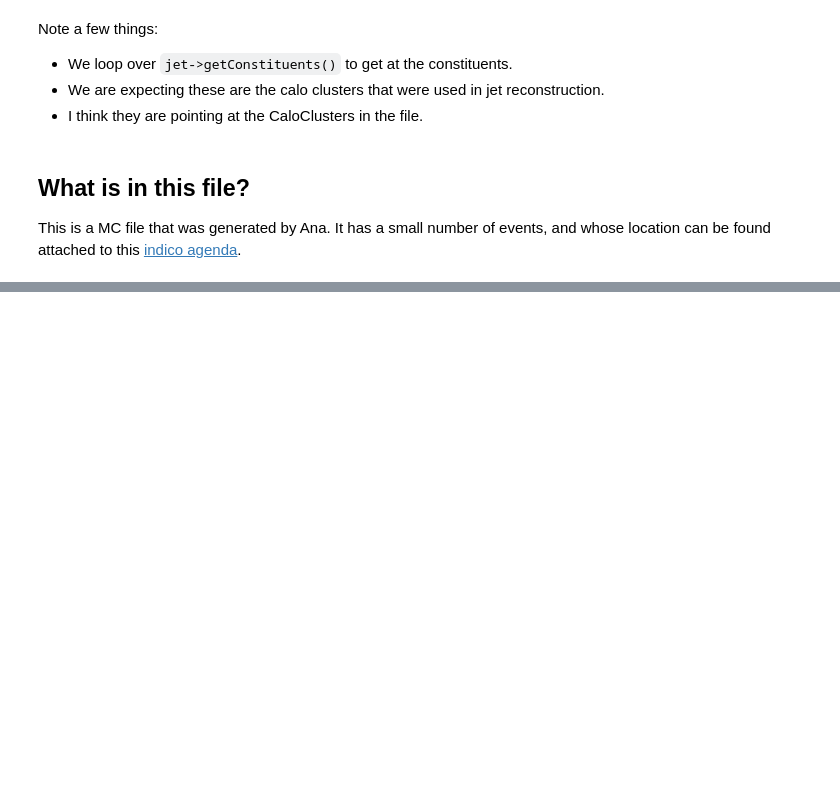
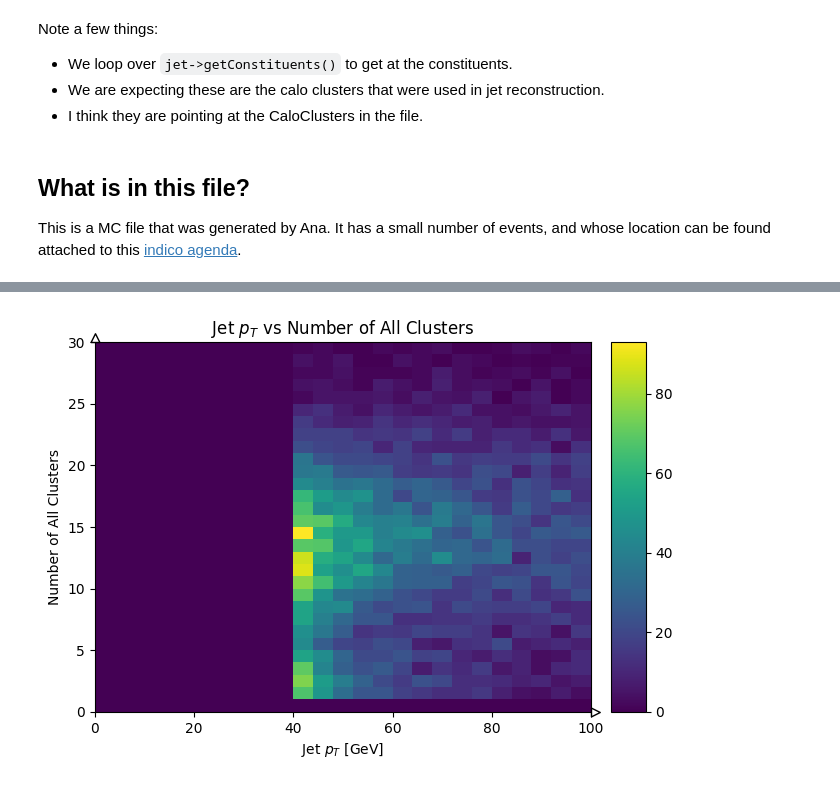
Before and after one commit to gordonwatts/sx_training_fetch, a Jupyter notebook: notebooks/002 - Understanding CalTopo.ipynb, the cells around one changed output, grey strips where cells are left out. Drawn from its saved outputs; the diff is of its cells as text; code cells hidden in the pictures; blank space fills up the shorter version.

```diff
--- a/notebooks/002 - Understanding CalTopo.ipynb
+++ b/notebooks/002 - Understanding CalTopo.ipynb
@@ -94,0 +159,96 @@ Should we also to check file to see if that gives us something more? I want to k
+# %%
+# Create a 2D histogram for jet pt and n_all_clusters
+h_pt_n_all_clusters = (
+    Hist.new.Reg(25, 0, 100, name="pt", label=r"Jet $p_T$ [GeV]")
+    .Reg(30, 0, 30, name="n_all_clusters", label="Number of All Clusters")
+    .Double()
+)
+
+# Fill the histogram with the jet_cluster_info data
+h_pt_n_all_clusters.fill(
+    pt=jet_cluster_info["pt"], n_all_clusters=jet_cluster_info["n_all_clusters"]
+)
+
+# Plot the histogram
+mplhep.hist2dplot(h_pt_n_all_clusters, cmap="viridis")
+plt.title(r"Jet $p_T$ vs Number of All Clusters")
+plt.show()
+
+# Create histograms for n_all_clusters and n_valid_clusters
+h_n_all_clusters = Hist.new.Reg(
+    30, 0, 30, name="n_all_clusters", label="Number of All Clusters"
+).Double()
+h_n_valid_clusters = Hist.new.Reg(
+    30, 0, 30, name="n_valid_clusters", label="Number of Valid Clusters"
+).Double()
+
+# Fill the histograms with the respective data
+h_n_all_clusters.fill(n_all_clusters=jet_cluster_info["n_all_clusters"])
+h_n_valid_clusters.fill(n_valid_clusters=jet_cluster_info["n_valid_clusters"])
+
+# Plot the histograms on the same plot
+plt.figure()
+mplhep.histplot(h_n_all_clusters, histtype="step", color="red", label="n_all_clusters")
+mplhep.histplot(
+    h_n_valid_clusters, histtype="step", color="green", label="n_valid_clusters"
+)
+plt.title("Comparison of n_all_clusters and n_valid_clusters")
+plt.xlabel("Number of Clusters")
+plt.ylabel("Frequency")
+plt.legend()
+plt.show()
+
+def plot_cluster_difference(n_all_clusters, n_valid_clusters, title):
+    """
+    Plots the difference between n_all_clusters and n_valid_clusters.
+
+    Parameters:
+    n_all_clusters (array-like): Array of all clusters.
+    n_valid_clusters (array-like): Array of valid clusters.
+    title (str): Title for the plot.
+    """
+    # Calculate the difference between n_all_clusters and n_valid_clusters
+    n_cluster_diff = n_all_clusters - n_valid_clusters
+
+    # Create a histogram for the difference
+    h_cluster_diff = Hist.new.Reg(
+        50, -50, 50, name="diff", label="Difference (n_all_clusters - n_valid_clusters)"
+    ).Double()
+
+    # Fill the histogram with the difference data
+    h_cluster_diff.fill(diff=n_cluster_diff)
+
+    # Plot the histogram
+    mplhep.histplot(h_cluster_diff, histtype="step", color="blue")
+    plt.title(title)
+    plt.xlabel("Difference")
+    plt.ylabel("Frequency")
+    plt.yscale("log")
+    plt.show()
+
+# Call the method with the appropriate arguments
+plot_cluster_difference(
+    jet_cluster_info["n_all_clusters"],
+    jet_cluster_info["n_valid_clusters"],
+    "n_all_clusters-n_valid_clusters for all jets",
+)
+
+# Filter jets where n_all_clusters and n_valid_clusters are different
+filtered_n_valid_clusters = jet_cluster_info[jet_cluster_info["n_all_clusters"] != jet_cluster_info["n_valid_clusters"]]["n_valid_clusters"]
+
+# Create a histogram for n_valid_clusters of filtered jets
+h_filtered_n_valid_clusters = Hist.new.Reg(
+    30, 0, 30, name="n_valid_clusters", label="Number of Valid Clusters"
+).Double()
+
+# Fill the histogram with the filtered data
+h_filtered_n_valid_clusters.fill(n_valid_clusters=filtered_n_valid_clusters)
+
+# Plot the histogram
+mplhep.histplot(h_filtered_n_valid_clusters, histtype="step", color="purple")
+plt.title("n_valid_clusters for jets where n_all_clusters != n_valid_clusters")
+plt.xlabel("Number of Valid Clusters")
+plt.ylabel("Frequency")
+plt.show()
+# %% [output]
+[figure, added]
```
Also changed, not shown: parts of 18 cells of this notebook.
